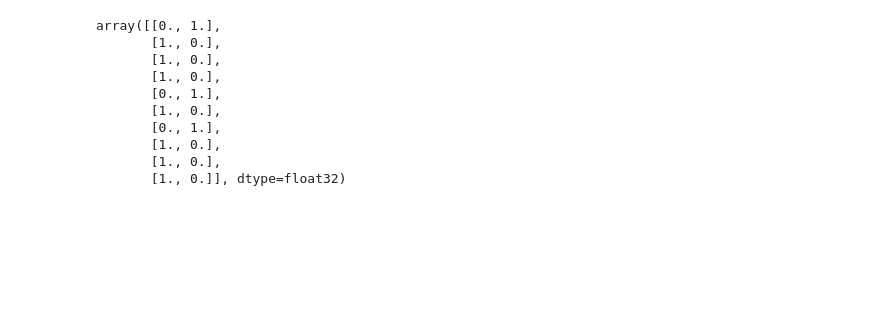
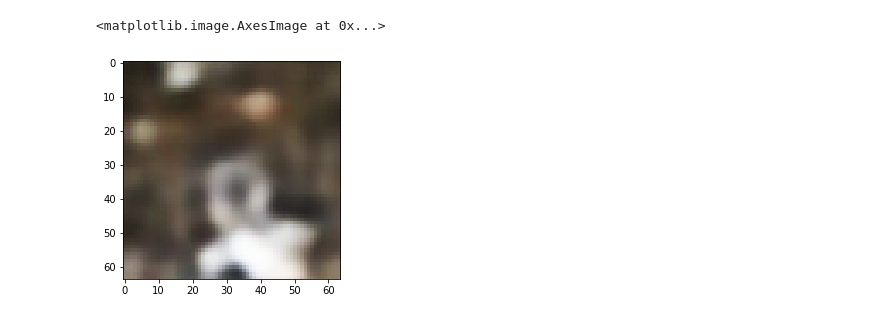
Before and after one commit to Kscien/image-autoencoder, a Jupyter notebook: lab4.ipynb, the cells around one changed output. Cells and saved outputs as stored; diff of their text form; code cells hidden in the pictures; blank space fills up the shorter version.

```diff
--- a/lab4.ipynb
+++ b/lab4.ipynb
@@ -63,0 +80,21 @@ a = next(iter(train_generator))
+# %%
+encoder = Sequential([
+    Input(shape=(64, 64, 3)),
+    Conv2D(32, (3, 3), activation='leaky_relu', padding='same'),
+    MaxPool2D((2, 2), padding='same'),
+    Conv2D(32, (3, 3), activation='leaky_relu', padding='same'),
+    MaxPool2D((2, 2), padding='same'),
+    Conv2D(32, (3, 3), activation='leaky_relu', padding='same'),
+    Flatten(),
+    Dense(1536, activation='leaky_relu')
+])
+
+decoder = Sequential([
+    Input(shape=(1536,)),
+    Dense(2048, activation='leaky_relu'),
+    Reshape((8, 8, 32)),
+    Conv2DTranspose(32, (3, 3), strides=(2, 2), activation='leaky_relu', padding='same'),
+    Conv2DTranspose(32, (3, 3), strides=(2, 2), activation='leaky_relu', padding='same'),
+    Conv2DTranspose(32, (3, 3), strides=(2, 2), activation='leaky_relu', padding='same'),
+    Conv2DTranspose(3, (3, 3), activation='sigmoid', padding='same')
+])
@@ -63,0 +105,14 @@ a = next(iter(train_generator))
+# %%
+autoencoder = Sequential([encoder, decoder])
+
+autoencoder.compile(optimizer='adam', loss='binary_crossentropy')
+# %%
+from keras.callbacks import LambdaCallback
+from livelossplot import PlotLossesKeras
+
+history = autoencoder.fit(
+    train_generator,
+    epochs=EPOCHS_AE,
+    validation_data=val_generator,
+    callbacks=[PlotLossesKeras()]
+)
@@ -69,13 +126,7 @@ plt.imshow(a[0][4,: ,: ,:])
-# %%
-a[1]
-# %% [output]
-array([[0., 1.],
-       [1., 0.],
-       [1., 0.],
-       [1., 0.],
-       [0., 1.],
-       [1., 0.],
-       [0., 1.],
-       [1., 0.],
-       [1., 0.],
-       [1., 0.]], dtype=float32)
+# %%
+output = autoencoder(np.array([a[0][3,:,:,:]]))
+# %%
+plt.imshow(output[0,:,:,:])
+# %% [output]
+<matplotlib.image.AxesImage at 0x...>
+[figure, added]
```
Also changed, not shown: parts of 12 cells of this notebook.
